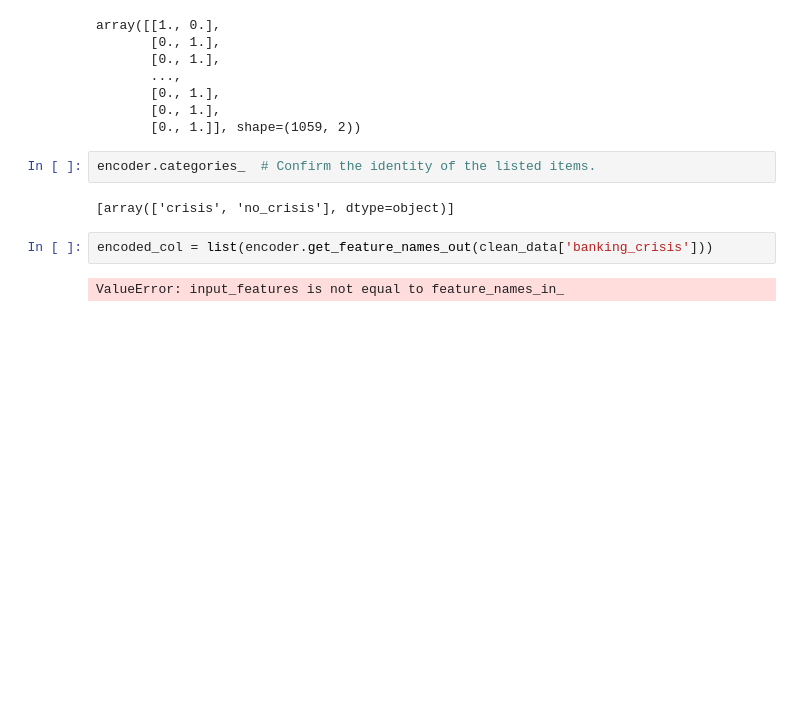
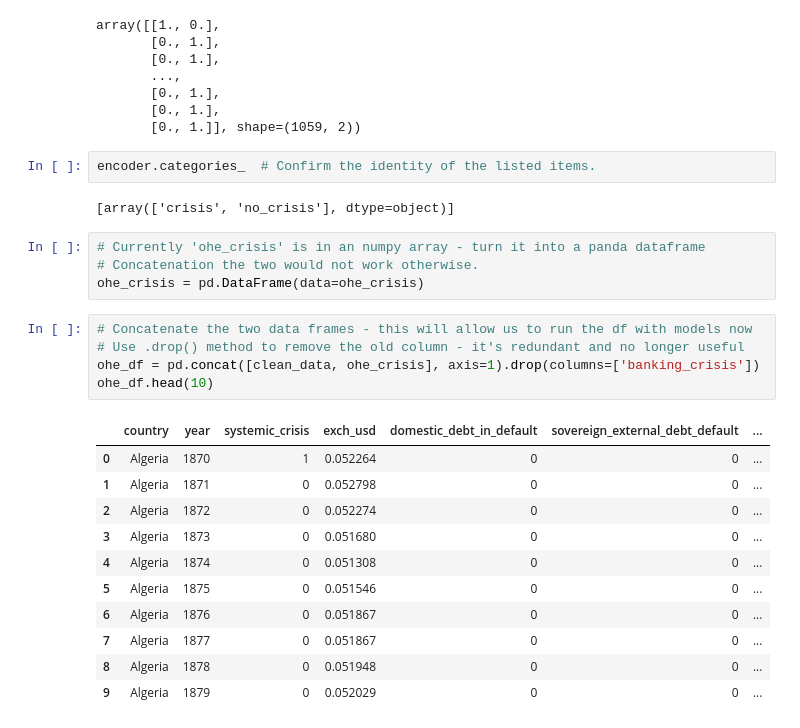
Before and after one commit to LeeBoy-Hmong/MachineLearning, a Jupyter notebook: FinancialCrisis/FinancialAfrica.ipynb, the cells around one changed output. Cells and saved outputs as stored; diff of their text form; blank space fills up the shorter version.

```diff
--- a/FinancialCrisis/FinancialAfrica.ipynb
+++ b/FinancialCrisis/FinancialAfrica.ipynb
@@ -330,6 +335,23 @@ encoder.categories_  # Confirm the identity of the listed items.
 # %% [output]
 [array(['crisis', 'no_crisis'], dtype=object)]
 # %%
-encoded_col = list(encoder.get_feature_names_out(clean_data['banking_crisis']))
+# Currently 'ohe_crisis' is in an numpy array - turn it into a panda dataframe
+# Concatenation the two would not work otherwise.
+ohe_crisis = pd.DataFrame(data=ohe_crisis)
-# %% [output]
-ValueError: input_features is not equal to feature_names_in_
+# %%
+# Concatenate the two data frames - this will allow us to run the df with models now
+# Use .drop() method to remove the old column - it's redundant and no longer useful
+ohe_df = pd.concat([clean_data, ohe_crisis], axis=1).drop(columns=['banking_crisis'])
+ohe_df.head(10)
+# %% [output]
+|  | country | year | systemic_crisis | exch_usd | domestic_debt_in_default | sovereign_external_debt_default | ... |
+| 0 | Algeria | 1870 | 1 | 0.052264 | 0 | 0 | ... |
+| 1 | Algeria | 1871 | 0 | 0.052798 | 0 | 0 | ... |
+| 2 | Algeria | 1872 | 0 | 0.052274 | 0 | 0 | ... |
+| 3 | Algeria | 1873 | 0 | 0.051680 | 0 | 0 | ... |
+| 4 | Algeria | 1874 | 0 | 0.051308 | 0 | 0 | ... |
+| 5 | Algeria | 1875 | 0 | 0.051546 | 0 | 0 | ... |
+| 6 | Algeria | 1876 | 0 | 0.051867 | 0 | 0 | ... |
+| 7 | Algeria | 1877 | 0 | 0.051867 | 0 | 0 | ... |
+| 8 | Algeria | 1878 | 0 | 0.051948 | 0 | 0 | ... |
+| 9 | Algeria | 1879 | 0 | 0.052029 | 0 | 0 | ... |
```
Also changed, not shown: parts of 5 cells of this notebook.
